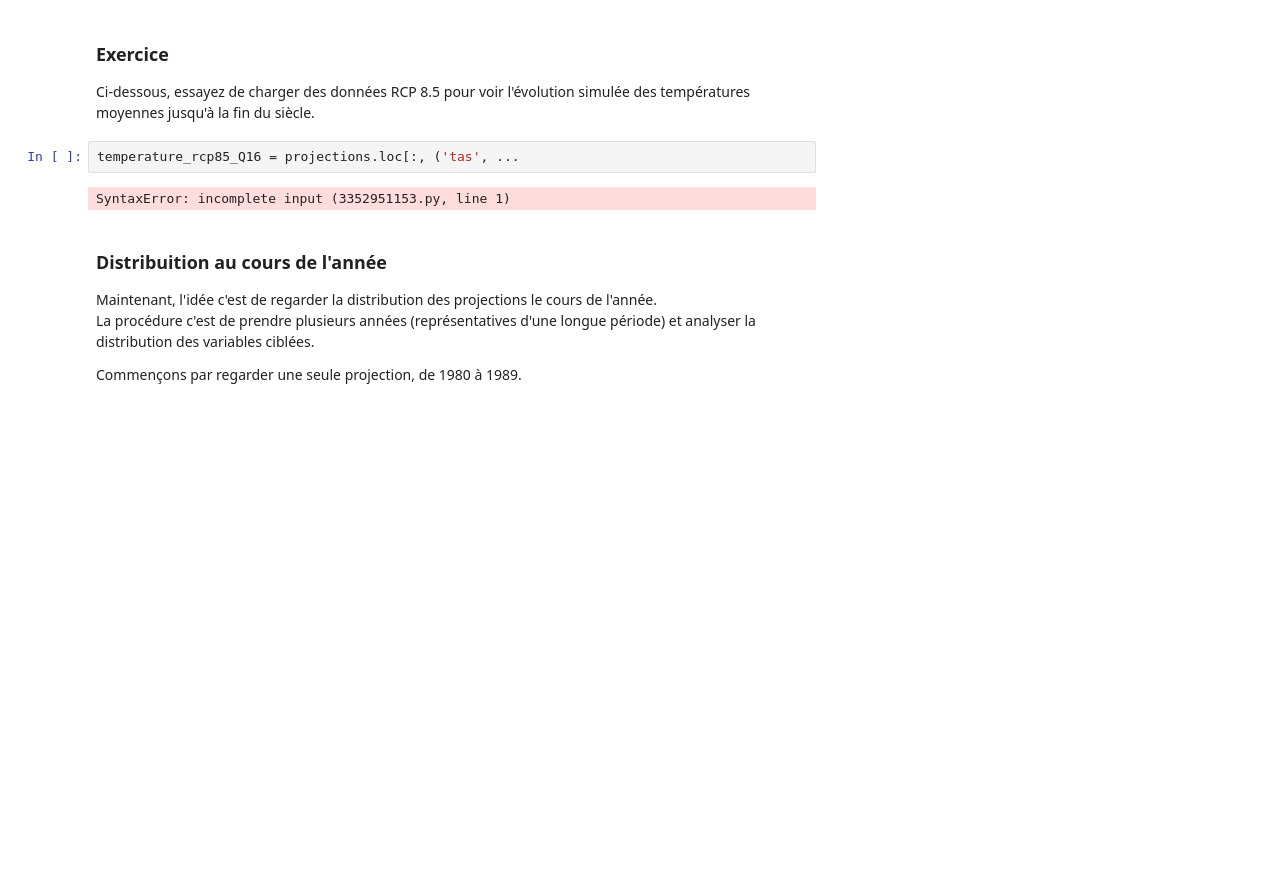
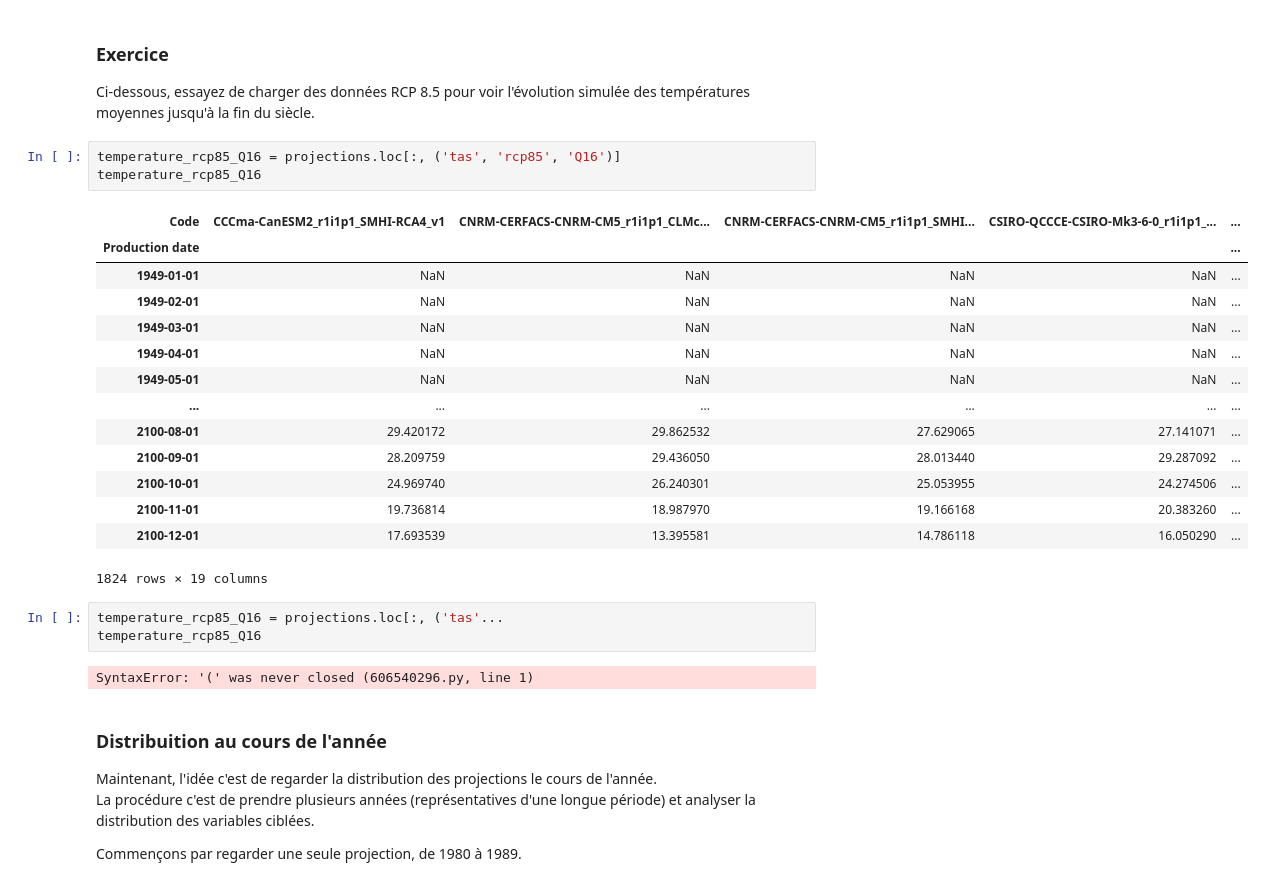
Before and after one commit to JosePedroMatos/Climate-change, a Jupyter notebook: 05. Visualize climate projections.ipynb, the cells around one changed output. Drawn from its saved outputs; the diff is of its cells as text; blank space fills up the shorter version.

```diff
--- a/05. Visualize climate projections.ipynb
+++ b/05. Visualize climate projections.ipynb
@@ -144,9 +144,28 @@ Remarquez la fonction utilisée après `.resample('YS')`. Pour la précipitation
 ### Exercice
 Ci-dessous, essayez de charger des données RCP 8.5 pour voir l'évolution simulée des températures moyennes jusqu'à la fin du siècle.
 # %%
-temperature_rcp85_Q16 = projections.loc[:, ('tas', ...
+temperature_rcp85_Q16 = projections.loc[:, ('tas', 'rcp85', 'Q16')]
+temperature_rcp85_Q16
 # %% [output]
+| Code | CCCma-CanESM2_r1i1p1_SMHI-RCA4_v1 | CNRM-CERFACS-CNRM-CM5_r1i1p1_CLMc... | CNRM-CERFACS-CNRM-CM5_r1i1p1_SMHI... | CSIRO-QCCCE-CSIRO-Mk3-6-0_r1i1p1_... | ... |
+| Production date |  |  |  |  | ... |
+| 1949-01-01 | NaN | NaN | NaN | NaN | ... |
+| 1949-02-01 | NaN | NaN | NaN | NaN | ... |
+| 1949-03-01 | NaN | NaN | NaN | NaN | ... |
+| 1949-04-01 | NaN | NaN | NaN | NaN | ... |
+| 1949-05-01 | NaN | NaN | NaN | NaN | ... |
+| ... | ... | ... | ... | ... | ... |
+| 2100-08-01 | 29.420172 | 29.862532 | 27.629065 | 27.141071 | ... |
+| 2100-09-01 | 28.209759 | 29.436050 | 28.013440 | 29.287092 | ... |
+| 2100-10-01 | 24.969740 | 26.240301 | 25.053955 | 24.274506 | ... |
+| 2100-11-01 | 19.736814 | 18.987970 | 19.166168 | 20.383260 | ... |
+| 2100-12-01 | 17.693539 | 13.395581 | 14.786118 | 16.050290 | ... |
-SyntaxError: incomplete input (3352951153.py, line 1)
+1824 rows × 19 columns
+# %%
+temperature_rcp85_Q16 = projections.loc[:, ('tas'...
+temperature_rcp85_Q16
+# %% [output]
+SyntaxError: '(' was never closed (606540296.py, line 1)
 # %% [markdown]
 ### Distribuition au cours de l'année
 Maintenant, l'idée c'est de regarder la distribution des projections le cours de l'année.
```
Also changed, not shown: parts of 2 cells of this notebook, 28 other files.
